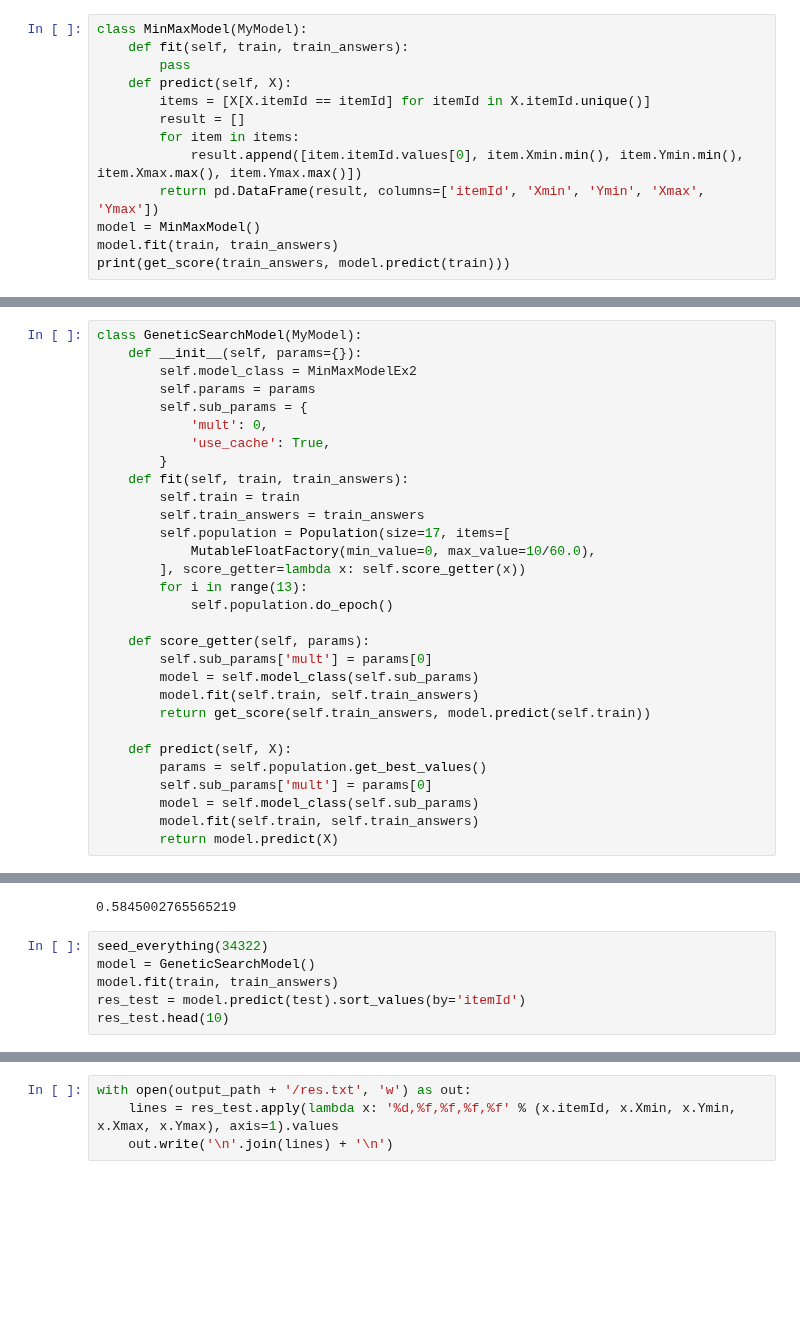
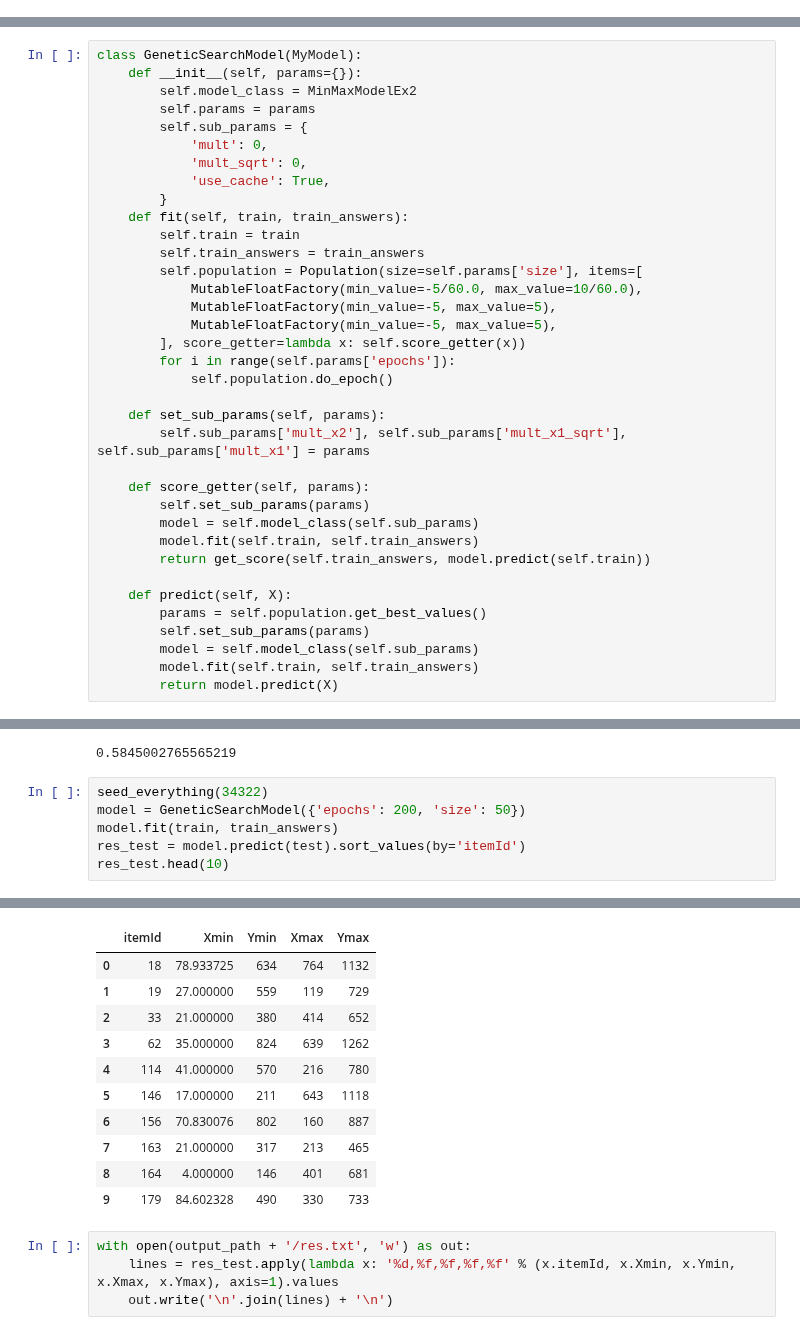
Before and after one commit to tyamgin/mlbootcamp, a Jupyter notebook: championship21/Untitled.ipynb, the cells around one changed output, grey strips where cells are left out. Drawn from its saved outputs; the diff is of its cells as text; blank space fills up the shorter version.

```diff
--- a/championship21/Untitled.ipynb
+++ b/championship21/Untitled.ipynb
@@ -104,13 +28,0 @@ KFold(n_splits=5, random_state=2708, shuffle=True)
-# %%
-class MinMaxModel(MyModel):
-    def fit(self, train, train_answers):
-        pass
-    def predict(self, X):
-        items = [X[X.itemId == itemId] for itemId in X.itemId.unique()]
-        result = []
-        for item in items:
-            result.append([item.itemId.values[0], item.Xmin.min(), item.Ymin.min(), item.Xmax.max(), item.Ymax.max()])
-        return pd.DataFrame(result, columns=['itemId', 'Xmin', 'Ymin', 'Xmax', 'Ymax'])
-model = MinMaxModel()
-model.fit(train, train_answers)
-print(get_score(train_answers, model.predict(train)))
@@ -182,26 +92,32 @@ class GeneticSearchModel(MyModel):
         self.params = params
         self.sub_params = {
             'mult': 0,
+            'mult_sqrt': 0,
             'use_cache': True,
         }
     def fit(self, train, train_answers):
         self.train = train
         self.train_answers = train_answers
-        self.population = Population(size=17, items=[
-            MutableFloatFactory(min_value=0, max_value=10/60.0),
+        self.population = Population(size=self.params['size'], items=[
+            MutableFloatFactory(min_value=-5/60.0, max_value=10/60.0),
+            MutableFloatFactory(min_value=-5, max_value=5),
+            MutableFloatFactory(min_value=-5, max_value=5),
         ], score_getter=lambda x: self.score_getter(x))
-        for i in range(13):
+        for i in range(self.params['epochs']):
             self.population.do_epoch()
 
+    def set_sub_params(self, params):
+        self.sub_params['mult_x2'], self.sub_params['mult_x1_sqrt'], self.sub_params['mult_x1'] = params
+
     def score_getter(self, params):
-        self.sub_params['mult'] = params[0]
+        self.set_sub_params(params)
         model = self.model_class(self.sub_params)
         model.fit(self.train, self.train_answers)
         return get_score(self.train_answers, model.predict(self.train))
 
     def predict(self, X):
         params = self.population.get_best_values()
-        self.sub_params['mult'] = params[0]
+        self.set_sub_params(params)
         model = self.model_class(self.sub_params)
         model.fit(self.train, self.train_answers)
         return model.predict(X)
@@ -573,7 +516,7 @@ KFold(n_splits=5, random_state=2708, shuffle=True)
 0.5845002765565219
 # %%
 seed_everything(34322)
-model = GeneticSearchModel()
+model = GeneticSearchModel({'epochs': 200, 'size': 50})
 model.fit(train, train_answers)
 res_test = model.predict(test).sort_values(by='itemId')
 res_test.head(10)
@@ -593,3 +541,14 @@ Best values: 0.012740637472037073
+|  | itemId | Xmin | Ymin | Xmax | Ymax |
+| 0 | 18 | 78.933725 | 634 | 764 | 1132 |
+| 1 | 19 | 27.000000 | 559 | 119 | 729 |
+| 2 | 33 | 21.000000 | 380 | 414 | 652 |
+| 3 | 62 | 35.000000 | 824 | 639 | 1262 |
+| 4 | 114 | 41.000000 | 570 | 216 | 780 |
+| 5 | 146 | 17.000000 | 211 | 643 | 1118 |
+| 6 | 156 | 70.830076 | 802 | 160 | 887 |
+| 7 | 163 | 21.000000 | 317 | 213 | 465 |
+| 8 | 164 | 4.000000 | 146 | 401 | 681 |
+| 9 | 179 | 84.602328 | 490 | 330 | 733 |
 # %%
 with open(output_path + '/res.txt', 'w') as out:
     lines = res_test.apply(lambda x: '%d,%f,%f,%f,%f' % (x.itemId, x.Xmin, x.Ymin, x.Xmax, x.Ymax), axis=1).values
```
Also changed, not shown: parts of 9 cells of this notebook, 3 other files.
